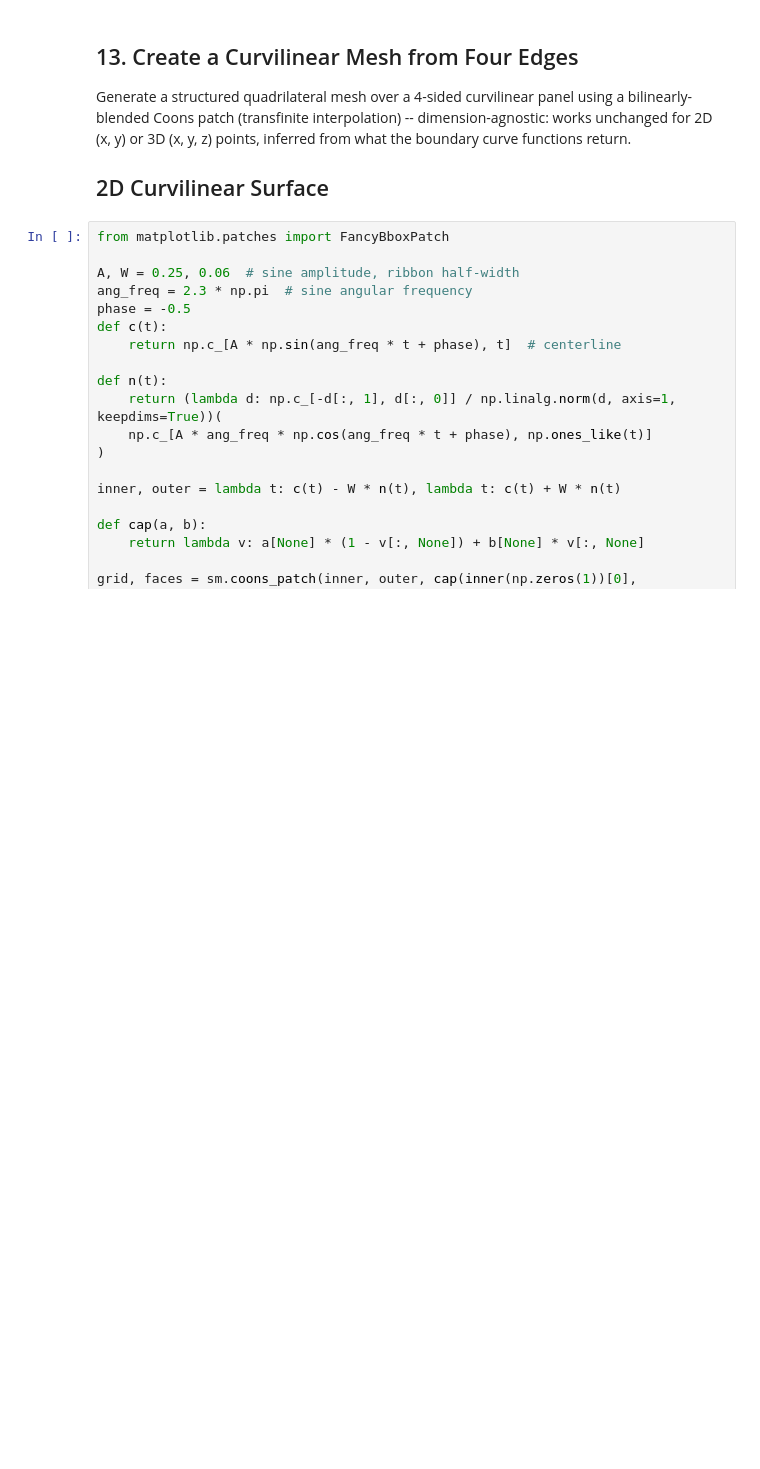
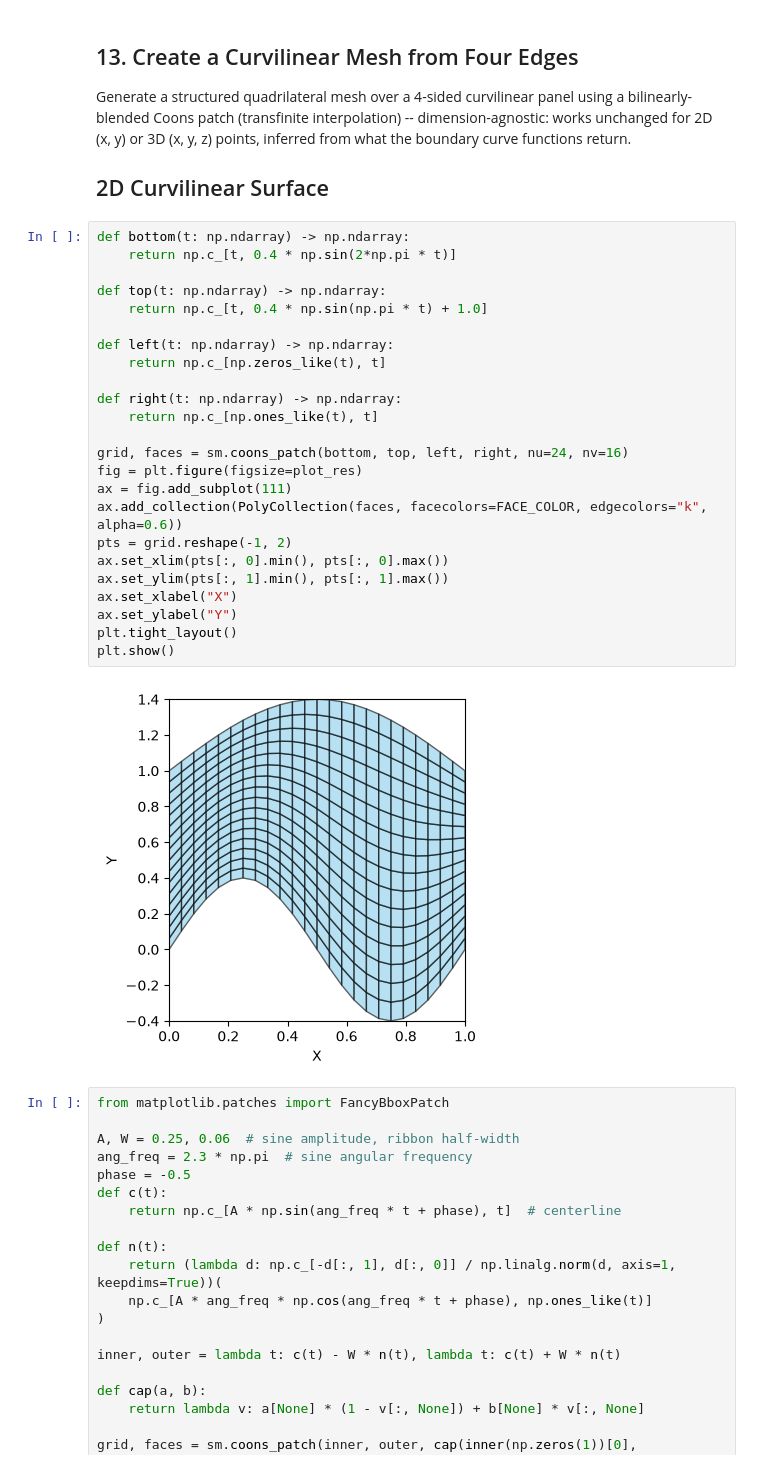
Before and after one commit to ckesanapalli/surfmesh, a Jupyter notebook: examples/README.ipynb, the cells around one changed output. Drawn from its saved outputs; the diff is of its cells as text; blank space fills up the shorter version.

```diff
--- a/examples/README.ipynb
+++ b/examples/README.ipynb
@@ -409,6 +409,32 @@ dimension-agnostic: works unchanged for 2D (x, y) or 3D (x, y, z) points,
 inferred from what the boundary curve functions return.
 
 ## 2D Curvilinear Surface
+# %%
+def bottom(t: np.ndarray) -> np.ndarray:
+    return np.c_[t, 0.4 * np.sin(2*np.pi * t)]
+
+def top(t: np.ndarray) -> np.ndarray:
+    return np.c_[t, 0.4 * np.sin(np.pi * t) + 1.0]
+
+def left(t: np.ndarray) -> np.ndarray:
+    return np.c_[np.zeros_like(t), t]
+
+def right(t: np.ndarray) -> np.ndarray:
+    return np.c_[np.ones_like(t), t]
+
+grid, faces = sm.coons_patch(bottom, top, left, right, nu=24, nv=16)
+fig = plt.figure(figsize=plot_res)
+ax = fig.add_subplot(111)
+ax.add_collection(PolyCollection(faces, facecolors=FACE_COLOR, edgecolors="k", alpha=0.6))
+pts = grid.reshape(-1, 2)
+ax.set_xlim(pts[:, 0].min(), pts[:, 0].max())
+ax.set_ylim(pts[:, 1].min(), pts[:, 1].max())
+ax.set_xlabel("X")
+ax.set_ylabel("Y")
+plt.tight_layout()
+plt.show()
+# %% [output]
+[figure, added]
 # %%
 from matplotlib.patches import FancyBboxPatch
 
```
Also changed, not shown: 4 other files.
